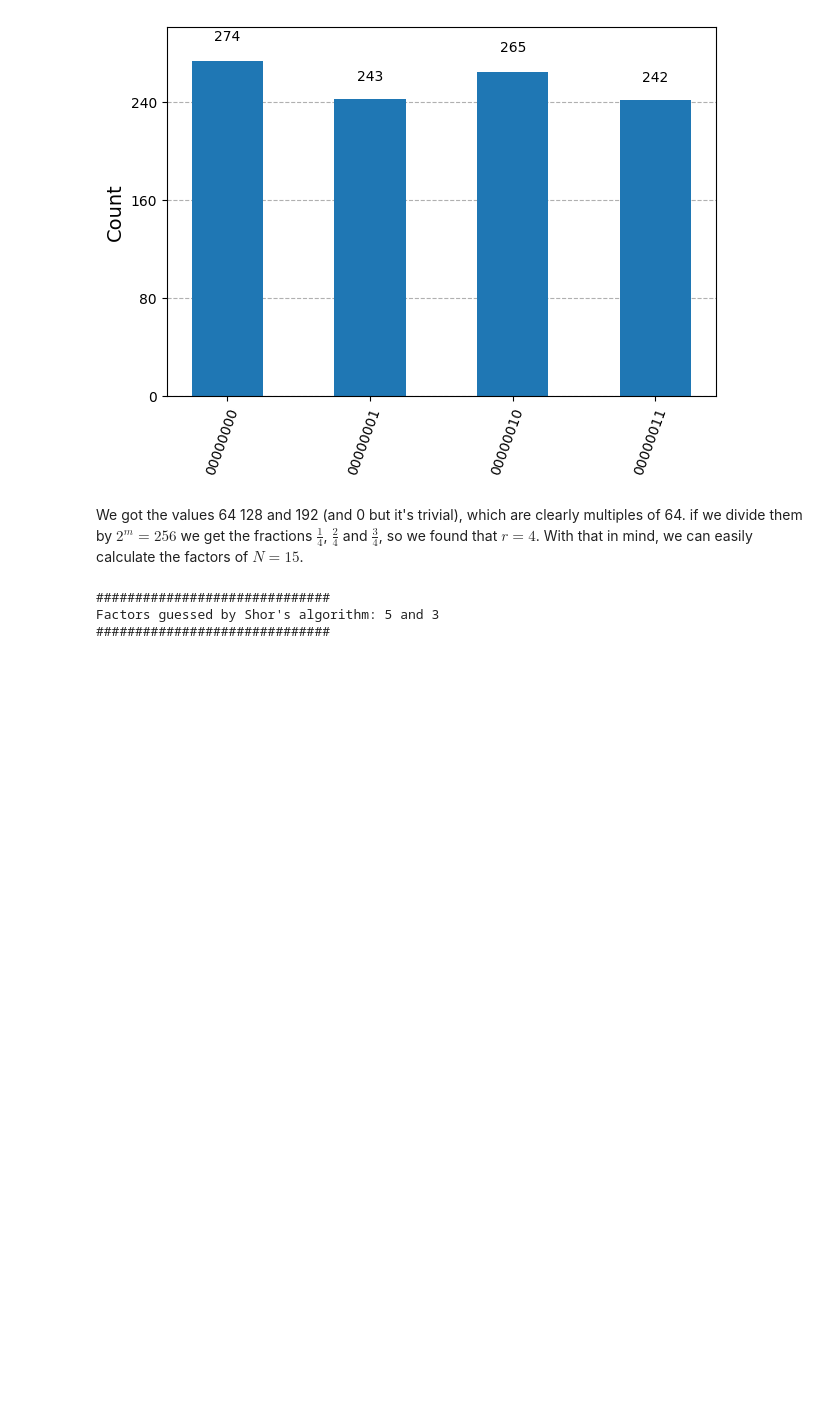
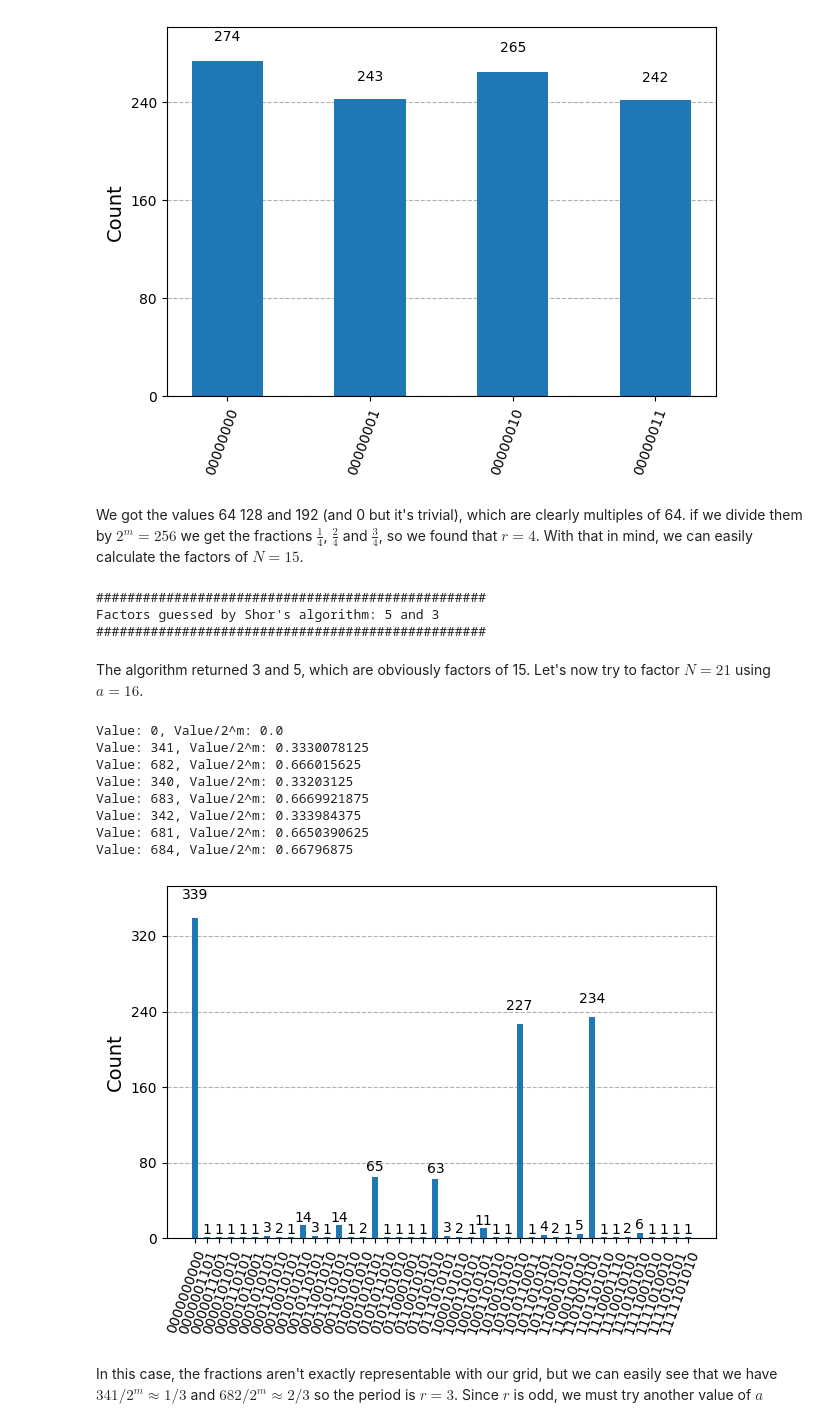
Before and after one commit to mariomeendezz/Quantum-Computing-Notebooks, a Jupyter notebook: notebooks/5. Shor's algorithm.ipynb, the cells around one changed output. Drawn from its saved outputs; the diff is of its cells as text; code cells hidden in the pictures; blank space fills up the shorter version.

Commit message:
Finished Shor's algorithm

```diff
--- a/notebooks/5. Shor's algorithm.ipynb
+++ b/notebooks/5. Shor's algorithm.ipynb
@@ -332,16 +342,51 @@ We got the values 64 128 and 192 (and 0 but it's trivial), which are clearly mul
 # %%
-r = 4
-
+# Get the factors
 x = int((a**(r/2) + 1) % N)
 y = int((a**(r/2) - 1) % N)
 
 p = gcd(x, N)
 q = gcd(y, N)
 
-print(30 * "#")
+print(50 * "#")
 print(f"Factors guessed by Shor's algorithm: {p} and {q}")
-print(30 * "#")
+print(50 * "#")
 # %% [output]
-##############################
+##################################################
 Factors guessed by Shor's algorithm: 5 and 3
-##############################
+##################################################
+# %% [markdown]
+The algorithm returned 3 and 5, which are obviously factors of 15. Let's now try to factor $N=21$ using $a=16$.
+# %%
+# Initial comprobations
+N = 21
+a = 16
+
+assert 1 < a < N, "The base a must satisfy 1 < a < N"
+assert gcd(a, N) == 1, "The base a and N must be coprimes"
+# %%
+# Build and run the circuit
+m, qc = shors_algorithm(N, a)
+qc_t = transpile(qc, backend)
+job = sampler.run([qc_t], shots=1024)
+counts = job.result()[0].data.meas.get_counts()
+
+# Get the results
+for k in counts:
+    if counts[k] > 10:
+        c = int(k[::-1], 2)
+        print(f"Value: {c}, Value/2^m: {c/2**m}")
+
+# Visualize the distribution
+plot_histogram(counts)
+# %% [output]
+Value: 0, Value/2^m: 0.0
+Value: 341, Value/2^m: 0.3330078125
+Value: 682, Value/2^m: 0.666015625
+Value: 340, Value/2^m: 0.33203125
+Value: 683, Value/2^m: 0.6669921875
+Value: 342, Value/2^m: 0.333984375
+Value: 681, Value/2^m: 0.6650390625
+Value: 684, Value/2^m: 0.66796875
+[figure, added]
+# %% [markdown]
+In this case, the fractions aren't exactly representable with our grid, but we can easily see that we have $341/2^m \approx 1/3$ and $682/2^m \approx 2/3$ so the period is $r=3$. Since $r$ is odd, we must try another value of $a$
```
Also changed, not shown: parts of 10 cells of this notebook.
